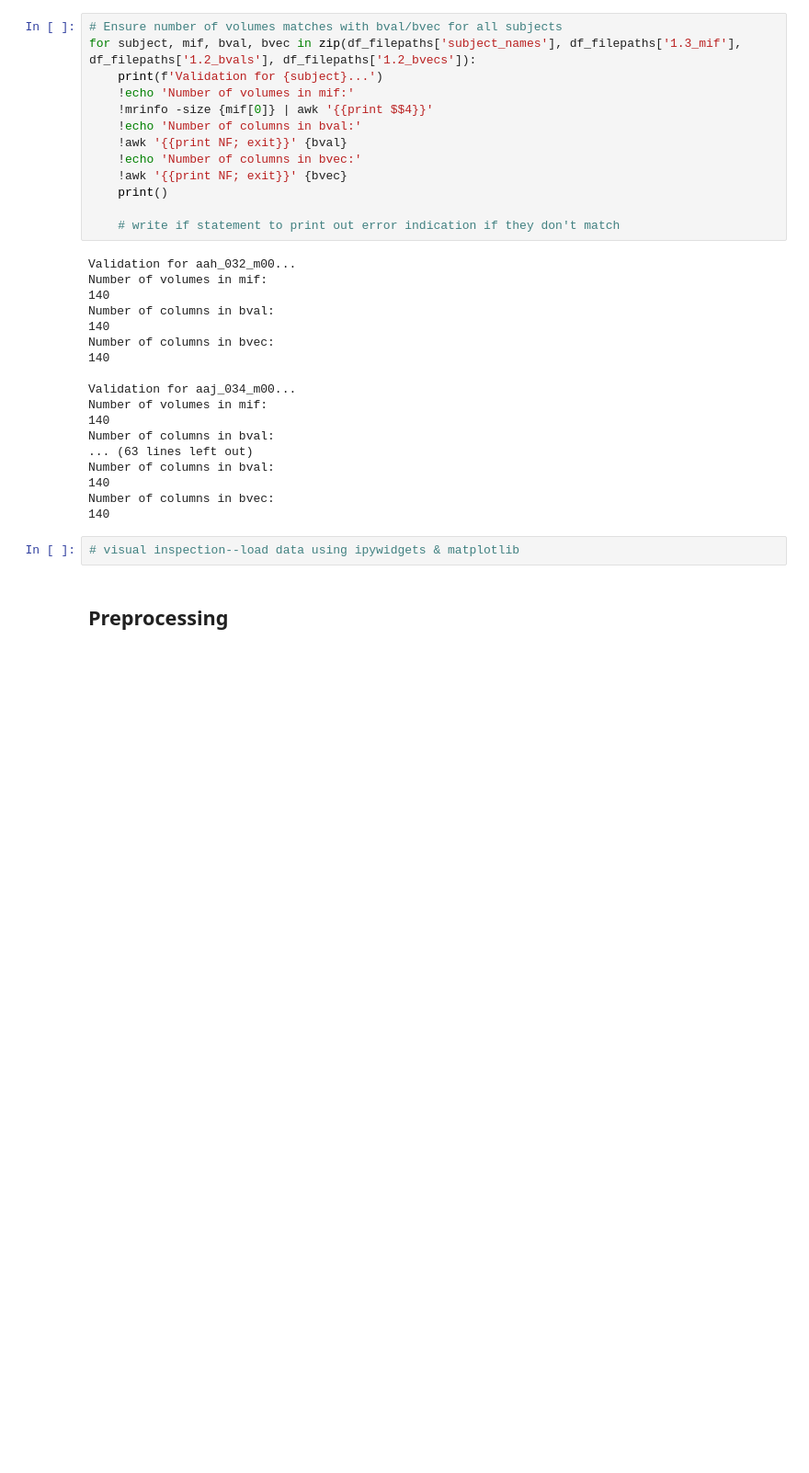
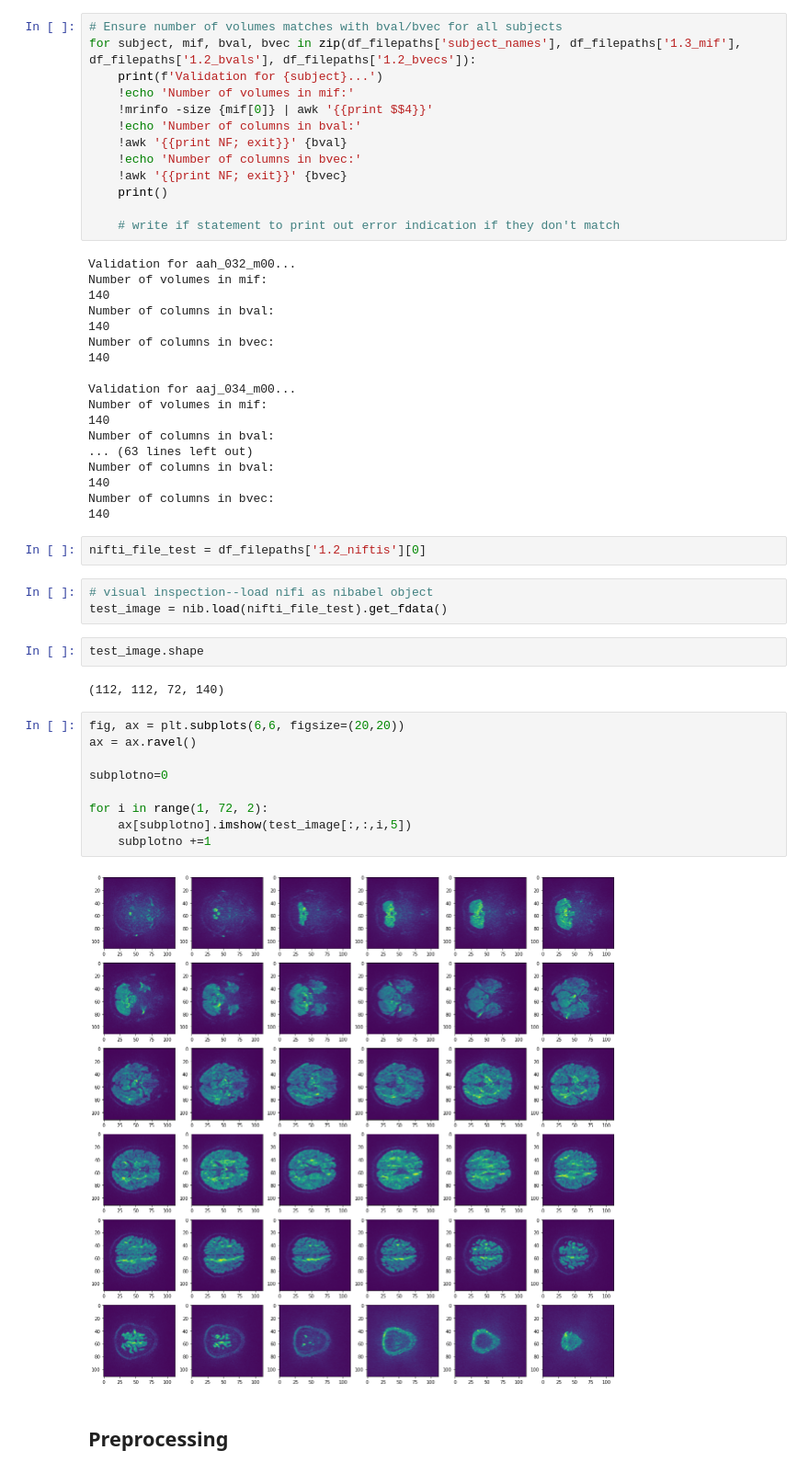
Before and after one commit to liuforest/CLMS_MRI, a Jupyter notebook: Preprocessing/preprocessing_via_MRtrix.ipynb, the cells around one changed output. Shown at 92% size. Saved outputs shown, nothing was run; the diff lists cells and outputs as text; blank space fills up the shorter version.

```diff
--- a/Preprocessing/preprocessing_via_MRtrix.ipynb
+++ b/Preprocessing/preprocessing_via_MRtrix.ipynb
@@ -193,8 +197,26 @@ Number of columns in bval:
 140
 Number of columns in bvec:
 140
-# %%
-# visual inspection--load data using ipywidgets & matplotlib
+# %%
+nifti_file_test = df_filepaths['1.2_niftis'][0]
+# %%
+# visual inspection--load nifi as nibabel object
+test_image = nib.load(nifti_file_test).get_fdata()
+# %%
+test_image.shape
+# %% [output]
+(112, 112, 72, 140)
+# %%
+fig, ax = plt.subplots(6,6, figsize=(20,20))
+ax = ax.ravel()
+
+subplotno=0
+
+for i in range(1, 72, 2):
+    ax[subplotno].imshow(test_image[:,:,i,5])
+    subplotno +=1
+# %% [output]
+[figure, added]
 # %% [markdown]
 ## Preprocessing
 # %% [markdown]
```
Also changed, not shown: parts of 1 cell of this notebook.
